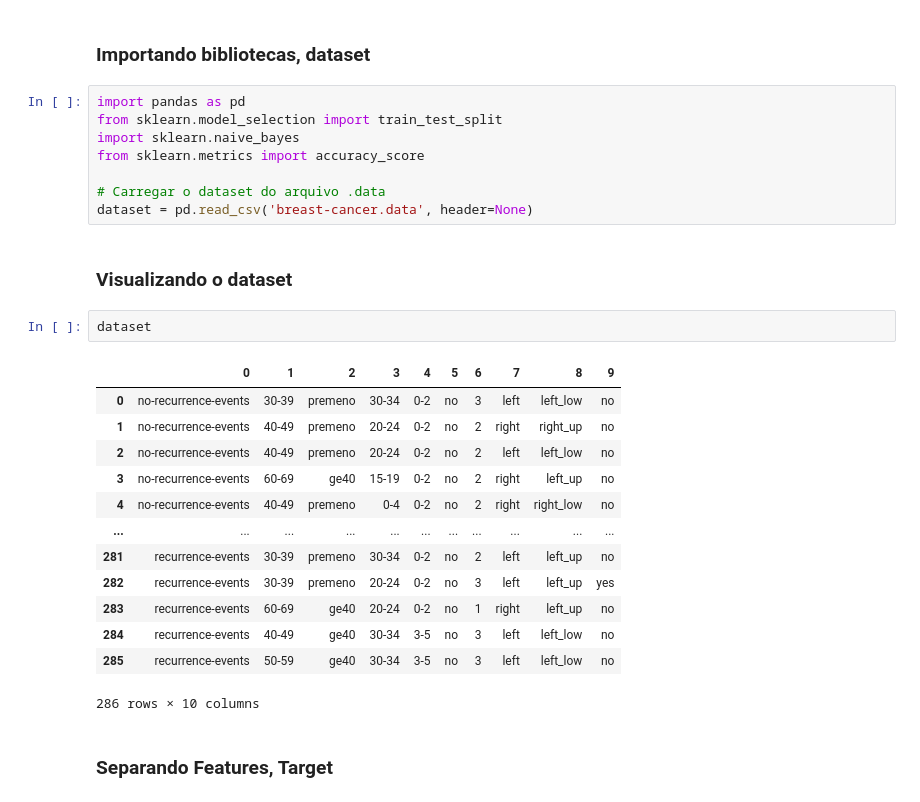
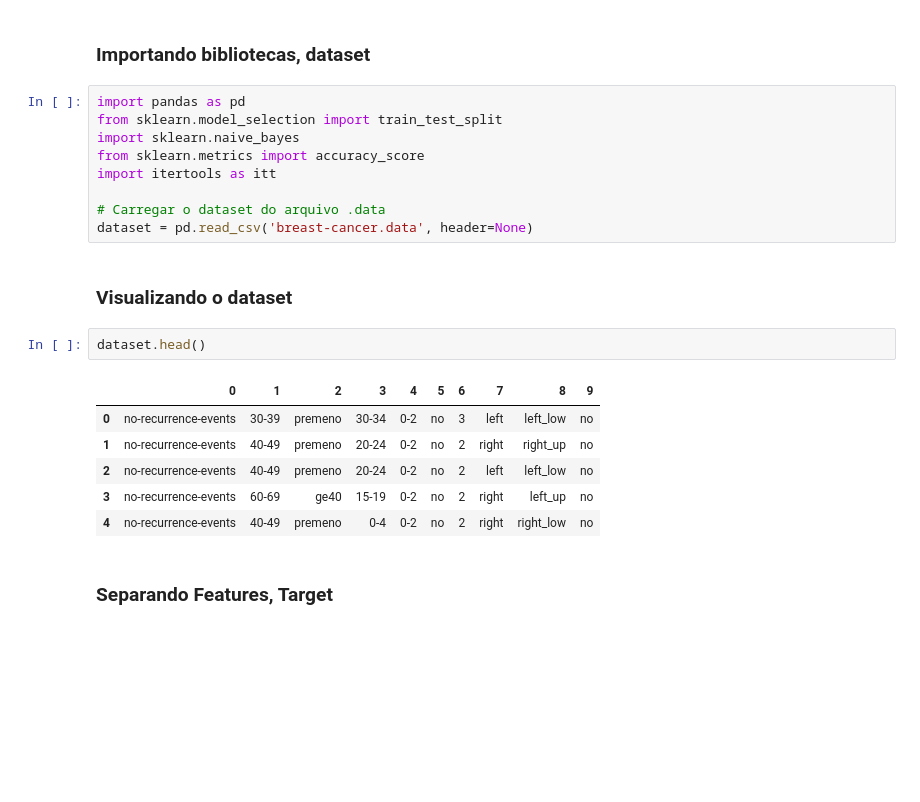
Before and after one commit to arbcaio/projetoEstatistica, a Jupyter notebook: naiveBayes_breastCancer.ipynb, the cells around one changed output. Cells and saved outputs as stored; diff of their text form; blank space fills up the shorter version.

```diff
--- a/naiveBayes_breastCancer.ipynb
+++ b/naiveBayes_breastCancer.ipynb
@@ -5,27 +5,21 @@ import pandas as pd
 from sklearn.model_selection import train_test_split
 import sklearn.naive_bayes
 from sklearn.metrics import accuracy_score
+import itertools as itt
 
 # Carregar o dataset do arquivo .data
 dataset = pd.read_csv('breast-cancer.data', header=None)
 # %% [markdown]
 ### Visualizando o dataset
 # %%
-dataset
+dataset.head()
 # %% [output]
 |  | 0 | 1 | 2 | 3 | 4 | 5 | 6 | 7 | 8 | 9 |
 | 0 | no-recurrence-events | 30-39 | premeno | 30-34 | 0-2 | no | 3 | left | left_low | no |
 | 1 | no-recurrence-events | 40-49 | premeno | 20-24 | 0-2 | no | 2 | right | right_up | no |
 | 2 | no-recurrence-events | 40-49 | premeno | 20-24 | 0-2 | no | 2 | left | left_low | no |
 | 3 | no-recurrence-events | 60-69 | ge40 | 15-19 | 0-2 | no | 2 | right | left_up | no |
 | 4 | no-recurrence-events | 40-49 | premeno | 0-4 | 0-2 | no | 2 | right | right_low | no |
-| ... | ... | ... | ... | ... | ... | ... | ... | ... | ... | ... |
-| 281 | recurrence-events | 30-39 | premeno | 30-34 | 0-2 | no | 2 | left | left_up | no |
-| 282 | recurrence-events | 30-39 | premeno | 20-24 | 0-2 | no | 3 | left | left_up | yes |
-| 283 | recurrence-events | 60-69 | ge40 | 20-24 | 0-2 | no | 1 | right | left_up | no |
-| 284 | recurrence-events | 40-49 | ge40 | 30-34 | 3-5 | no | 3 | left | left_low | no |
-| 285 | recurrence-events | 50-59 | ge40 | 30-34 | 3-5 | no | 3 | left | left_low | no |
-286 rows × 10 columns
 # %% [markdown]
 ### Separando Features, Target
 # %%
```
Also changed, not shown: parts of 7 cells of this notebook, 1 other file.
